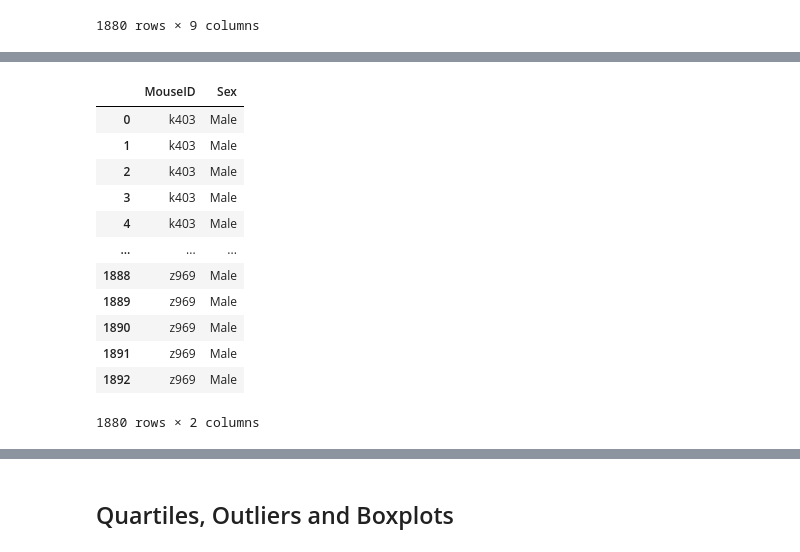
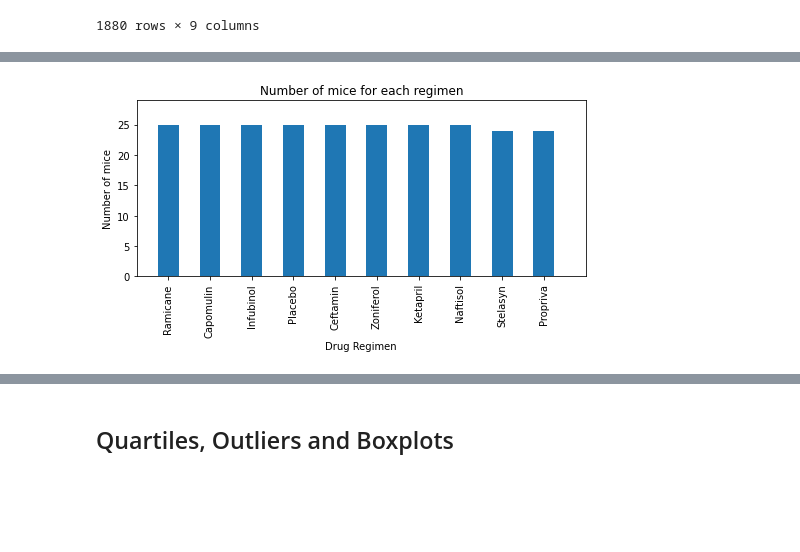
Before and after one commit to CarmenK2/Matplotlib-homework, a Jupyter notebook: pymaceuticals_starter.ipynb, the cells around one changed output, grey strips where cells are left out. Cells and saved outputs as stored; diff of their text form; code cells hidden in the pictures; blank space fills up the shorter version.

```diff
--- a/pymaceuticals_starter.ipynb
+++ b/pymaceuticals_starter.ipynb
@@ -591,0 +528,5 @@ AttributeError: 'DataFrameGroupBy' object has no attribute 'loc'
+# %%
+#Find out the number of mouse for each Drug, only keep the first row as only one mouse ID count each time
+Selected_columns_Trail_data_complete_df = Trial_data_complete_cleaned_df[["MouseID","Drug Regimen"]].copy()
+Selected_columns_Trail_data_complete_df.drop_duplicates(keep='first', inplace = True)
+Selected_columns_Trail_data_complete_df
@@ -591,0 +547,3 @@ AttributeError: 'DataFrameGroupBy' object has no attribute 'loc'
+# %%
+Mouse_for_Drug_Regimen = Selected_columns_Trail_data_complete_df["Drug Regimen"].value_counts()
+Mouse_for_Drug_Regimen
@@ -592,11 +562,15 @@ AttributeError: 'DataFrameGroupBy' object has no attribute 'loc'
 # %%
 # # Generate a bar plot showing the total number of mice for each treatment throughout the course of the study using pandas.
 
-#   xxxxx.plot(kind="bar")
-#   xxxxx.set_xlabel("Drug Regimen")
-#   xxxxx.set_ylabel("Number of mice")
-#   plt.titel("Number of mice for each regimen")
-#   plot.set_xticklabels(df["Drug Regimen"], rotation=45, horizontalalignment = "right")
-#   plt.tight_layout()
+Mouse_for_Drug_Regimen.plot(kind="bar", figsize = (7,4))
+plt.xlabel("Drug Regimen")
+plt.ylabel("Number of mice")
+plt.title("Number of mice for each regimen")
+#plt.xticklabels(Selected_columns_Trail_data_complete_df["Drug Regimen"], rotation=45, horizontalalignment="right")
+plt.xlim(-0.75,10)
+plt.ylim(0,max(Mouse_for_Drug_Regimen)+4)
+plt.tight_layout()
+# %% [output]
+[figure, added]
 # %%
 # Generate a bar plot showing the total number of mice for each treatment throughout the course of the study using pyplot.
@@ -603,17 +579,0 @@ AttributeError: 'DataFrameGroupBy' object has no attribute 'loc'
-# %%
-Sex_of_Mouse_df = Trial_data_complete_cleaned_df[["MouseID","Sex"]]
-Sex_of_Mouse_df
-# %% [output]
-|  | MouseID | Sex |
-| 0 | k403 | Male |
-| 1 | k403 | Male |
-| 2 | k403 | Male |
-| 3 | k403 | Male |
-| 4 | k403 | Male |
-| ... | ... | ... |
-| 1888 | z969 | Male |
-| 1889 | z969 | Male |
-| 1890 | z969 | Male |
-| 1891 | z969 | Male |
-| 1892 | z969 | Male |
-1880 rows × 2 columns
```
Also changed, not shown: parts of 16 cells of this notebook.
